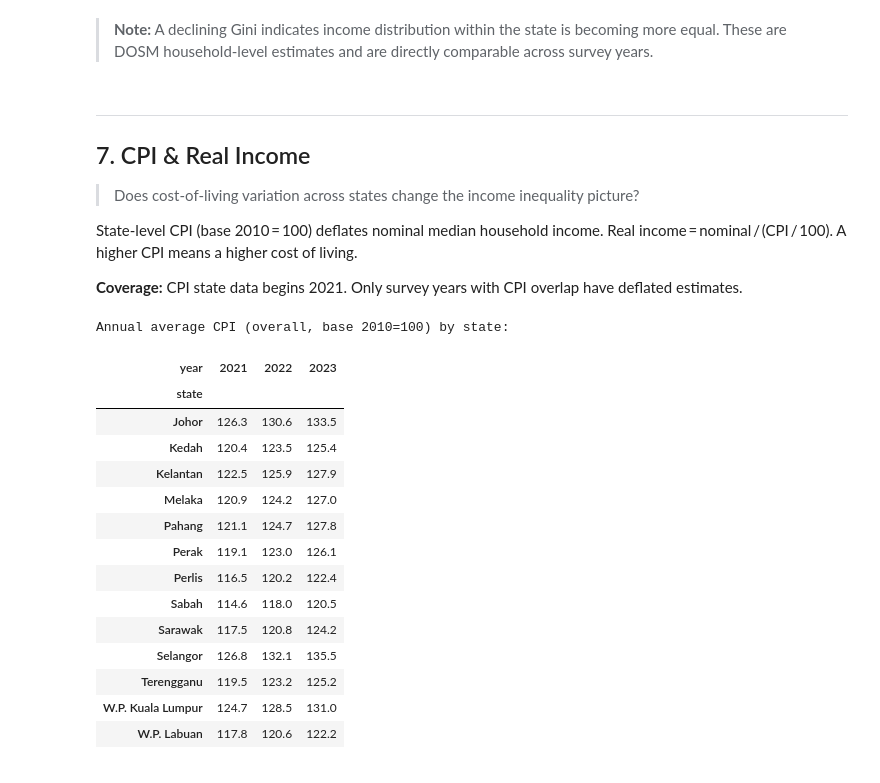
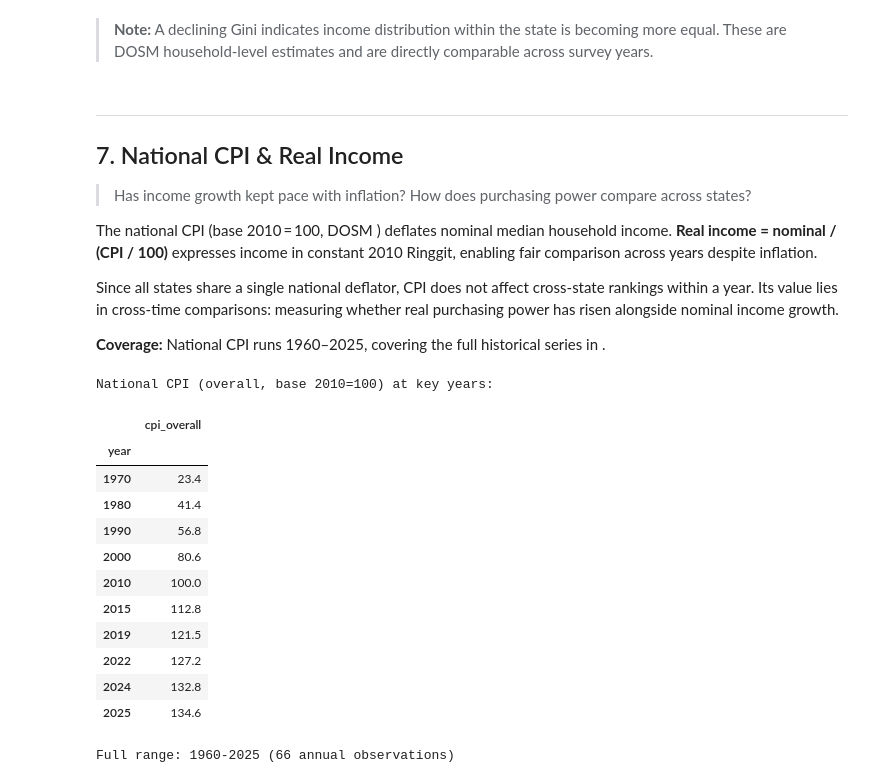
Before and after one commit to aliffrazak02/inequality-analysis, a Jupyter notebook: notebook/03_eda.ipynb, the cells around one changed output. Cells and saved outputs as stored; diff of their text form; code cells hidden in the pictures.

```diff
--- a/notebook/03_eda.ipynb
+++ b/notebook/03_eda.ipynb
@@ -43,7 +43,7 @@ plt.rcParams["figure.dpi"] = 120
 # %%
 combined = pd.read_csv(CLEAN / "combined_state.csv")
 health   = pd.read_csv(CLEAN / "health_state.csv")
-cpi      = pd.read_csv(CLEAN / "cpi_state.csv")
+cpi      = pd.read_csv(CLEAN / "cpi_national.csv")
 
 # Cross-sectional view: recent survey years merged with health data
 df = combined[combined["year"].isin([2019, 2022, 2024])].merge(
@@ -69,7 +69,7 @@ hist_main = combined[combined["territory_type"] != "admin"].copy()
 
 print(f"df_main shape: {df_main.shape}  (W.P. Putrajaya excluded)")
 print(f"ref shape (2022): {ref.shape}")
-print(f"cpi shape: {cpi.shape}  | years: {sorted(cpi["year"].unique())}")
+print(f"cpi shape: {cpi.shape}  | years: {cpi['year'].min()}-{cpi['year'].max()}")
 display(ref.head(3))
 # %% [output]
 df_main shape: (45, 18)  (W.P. Putrajaya excluded)
@@ -701,32 +701,35 @@ Saved fig_gini_trend.png
 > **Note:** A declining Gini indicates income distribution within the state is becoming more equal. These are DOSM household-level estimates and are directly comparable across survey years.
 # %% [markdown]
 ---
-## 7. CPI & Real Income
+## 7. National CPI & Real Income
 
-> Does cost-of-living variation across states change the income inequality picture?
+> Has income growth kept pace with inflation? How does purchasing power compare across states?
 
-State-level CPI (base 2010 = 100) deflates nominal median household income. Real income = nominal / (CPI / 100). A higher CPI means a higher cost of living.
+The national CPI (base 2010 = 100, DOSM ) deflates nominal median household income. **Real income = nominal / (CPI / 100)** expresses income in constant 2010 Ringgit, enabling fair comparison across years despite inflation.
 
-**Coverage:** CPI state data begins 2021. Only survey years with CPI overlap have deflated estimates.
+Since all states share a single national deflator, CPI does not affect cross-state rankings within a year. Its value lies in cross-time comparisons: measuring whether real purchasing power has risen alongside nominal income growth.
+
+**Coverage:** National CPI runs 1960–2025, covering the full historical series in .
 # %%
-cpi_display = cpi[cpi['state'] != 'W.P. Putrajaya'].copy()
-print('Annual average CPI (overall, base 2010=100) by state:')
-display(cpi_display.pivot(index='state', columns='year', values='cpi_overall').round(1))
+# Sample national CPI at key years
+key_years = [1970, 1980, 1990, 2000, 2010, 2015, 2019, 2022, 2024, 2025]
+cpi_sample = cpi[cpi["year"].isin(key_years)].copy()
+print("National CPI (overall, base 2010=100) at key years:")
+display(cpi_sample.set_index("year")[["cpi_overall"]].round(1))
+print(f"Full range: {cpi['year'].min()}-{cpi['year'].max()} ({len(cpi)} annual observations)")
 # %% [output]
-Annual average CPI (overall, base 2010=100) by state:
+National CPI (overall, base 2010=100) at key years:
-| year | 2021 | 2022 | 2023 |
-| state |  |  |  |
-| Johor | 126.3 | 130.6 | 133.5 |
-| Kedah | 120.4 | 123.5 | 125.4 |
-| Kelantan | 122.5 | 125.9 | 127.9 |
-| Melaka | 120.9 | 124.2 | 127.0 |
-| Pahang | 121.1 | 124.7 | 127.8 |
-| Perak | 119.1 | 123.0 | 126.1 |
-| Perlis | 116.5 | 120.2 | 122.4 |
-| Sabah | 114.6 | 118.0 | 120.5 |
-| Sarawak | 117.5 | 120.8 | 124.2 |
-| Selangor | 126.8 | 132.1 | 135.5 |
-| Terengganu | 119.5 | 123.2 | 125.2 |
-| W.P. Kuala Lumpur | 124.7 | 128.5 | 131.0 |
-| W.P. Labuan | 117.8 | 120.6 | 122.2 |
+|  | cpi_overall |
+| year |  |
+| 1970 | 23.4 |
+| 1980 | 41.4 |
+| 1990 | 56.8 |
+| 2000 | 80.6 |
+| 2010 | 100.0 |
+| 2015 | 112.8 |
+| 2019 | 121.5 |
+| 2022 | 127.2 |
+| 2024 | 132.8 |
+| 2025 | 134.6 |
+Full range: 1960-2025 (66 annual observations)
 # %%
```
Also changed, not shown: parts of 5 cells of this notebook, 17 other files.
